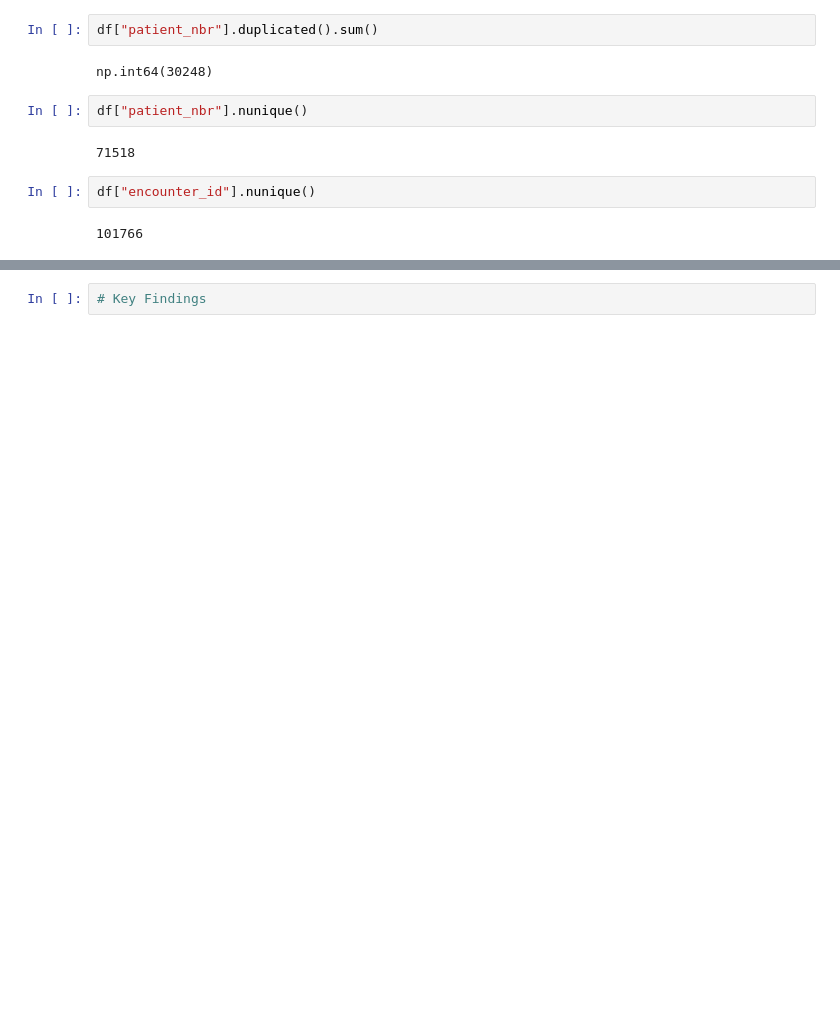
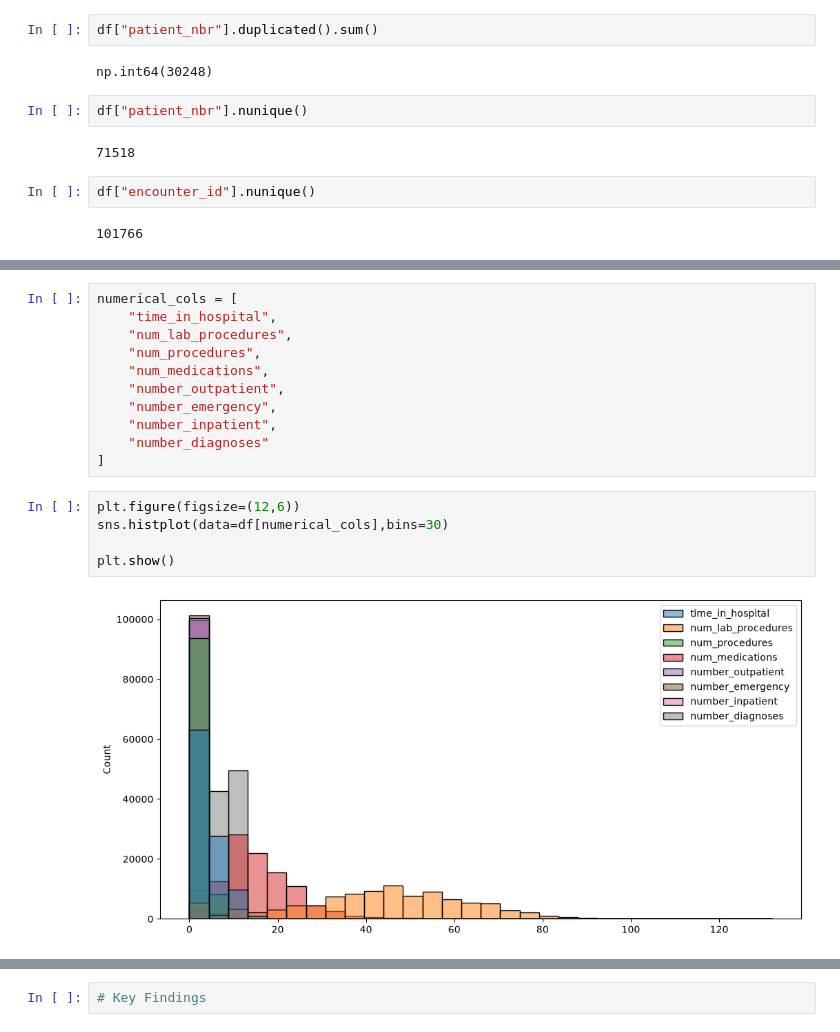
Before and after one commit to arijitk-dev/Hospital-Readmission-MLOps-System, a Jupyter notebook: notebooks/01_data_exploration.ipynb, the cells around one changed output, grey strips where cells are left out. Saved outputs shown, nothing was run; the diff lists cells and outputs as text; blank space fills up the shorter version.

```diff
--- a/notebooks/01_data_exploration.ipynb
+++ b/notebooks/01_data_exploration.ipynb
@@ -115,0 +194,18 @@ df["encounter_id"].nunique()
+# %%
+numerical_cols = [
+    "time_in_hospital",
+    "num_lab_procedures",
+    "num_procedures",
+    "num_medications",
+    "number_outpatient",
+    "number_emergency",
+    "number_inpatient",
+    "number_diagnoses"
+]
+# %%
+plt.figure(figsize=(12,6))
+sns.histplot(data=df[numerical_cols],bins=30)
+
+plt.show()
+# %% [output]
+[figure, added]
```
Also changed, not shown: parts of 39 cells of this notebook.
